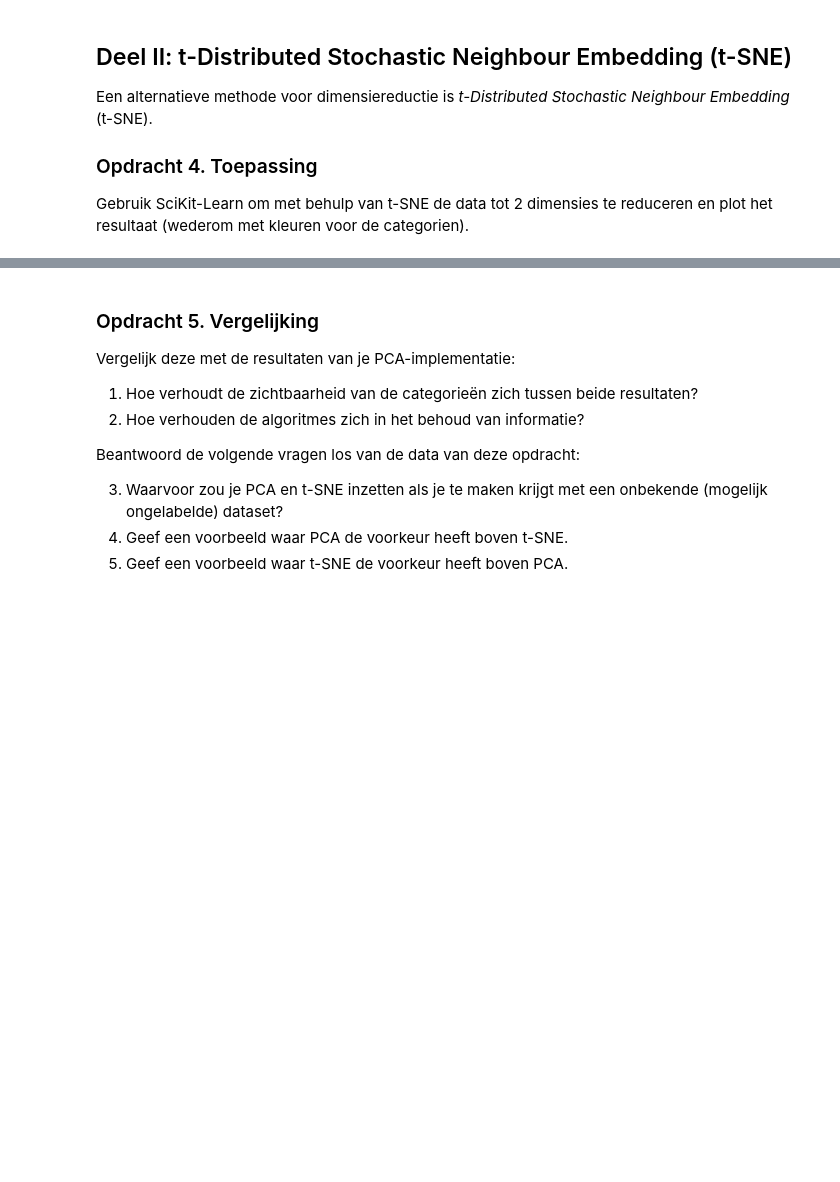
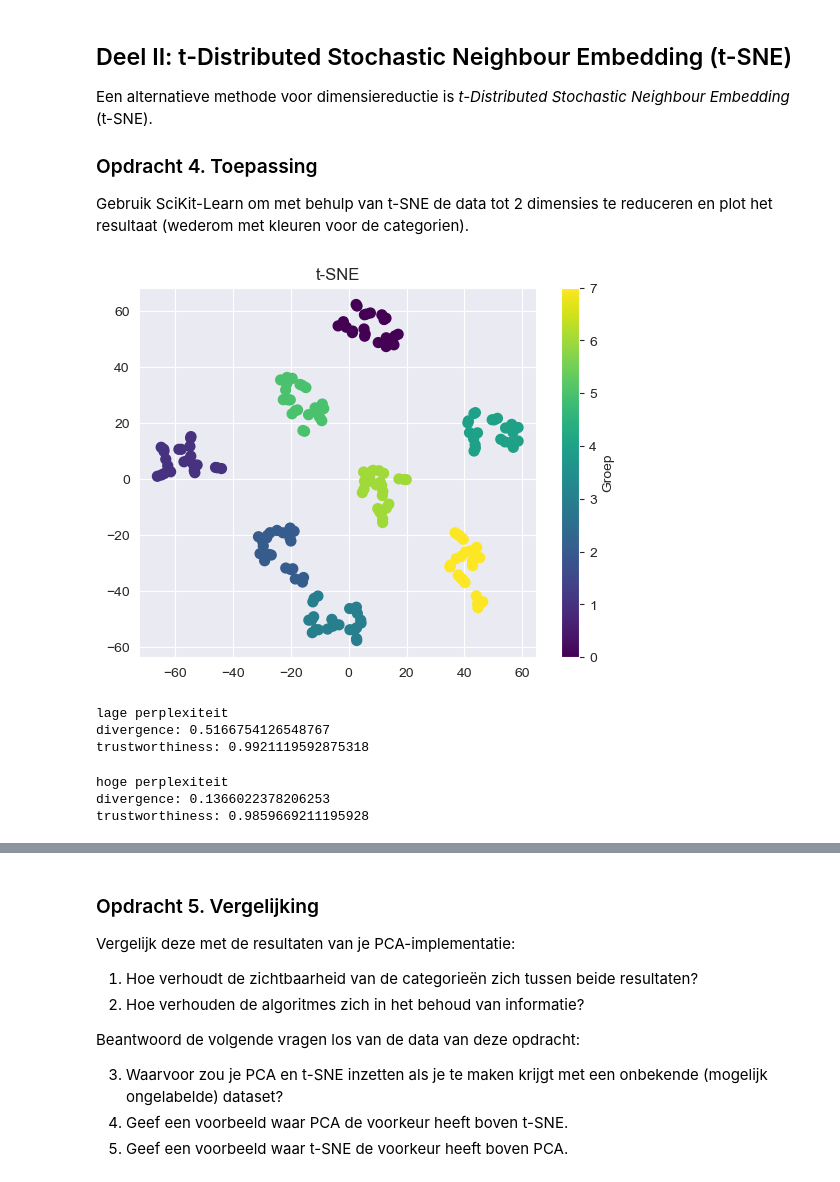
Before and after one commit to AI-S4-2026/la-ii-dimensionaliteitsreductie-Bonja12, a Jupyter notebook: dimensionality.ipynb, the cells around one changed output, grey strips where cells are left out. Saved outputs shown, nothing was run; the diff lists cells and outputs as text; code cells hidden in the pictures; blank space fills up the shorter version.

```diff
--- a/dimensionality.ipynb
+++ b/dimensionality.ipynb
@@ -279,5 +278,52 @@ Een alternatieve methode voor dimensiereductie is _t-Distributed Stochastic Neig
 
 ### Opdracht 4. Toepassing
 Gebruik SciKit-Learn om met behulp van t-SNE de data tot 2 dimensies te reduceren en plot het resultaat (wederom met kleuren voor de categorien).
+# %%
+tsne = TSNE(n_components=2, learning_rate='auto', init='random', perplexity=3, random_state=42)
+X_reduced_tsne = tsne.fit_transform(data_numeric)
 # %%
-# TODO: Schrijf hier je code.
+
+
+labels = data['label']
+colors = labels.astype('category').cat.codes
+
+plt.figure()
+
+scatter = plt.scatter(
+    X_reduced_tsne[:, 0],
+    X_reduced_tsne[:, 1],
+    c=colors,
+    cmap="viridis",
+    s=50
+)
+
+plt.title("t-SNE")
+
+# kleurlegenda
+cbar = plt.colorbar(scatter)
+cbar.set_label("Groep")
+
+plt.show()
+# %% [output]
+[figure, added]
+# %%
+score = trustworthiness(data_numeric, X_reduced_tsne, n_neighbors=2)
+print(f"lage perplexiteit\n"
+      f"divergence: {tsne.kl_divergence_}\n"
+      f"trustworthiness: {score}")
+# %% [output]
+lage perplexiteit
+divergence: 0.5166754126548767
+trustworthiness: 0.9921119592875318
+# %%
+tsne = TSNE(n_components=2, learning_rate='auto', init='random', perplexity=30, random_state=42)
+X_reduced_tsne = tsne.fit_transform(data_numeric)
+score = trustworthiness(data_numeric, X_reduced_tsne, n_neighbors=2)
+
+print(f"hoge perplexiteit\n"
+      f"divergence: {tsne.kl_divergence_}\n"
+      f"trustworthiness: {score}")
+# %% [output]
+hoge perplexiteit
+divergence: 0.1366022378206253
+trustworthiness: 0.9859669211195928
```
Also changed, not shown: parts of 8 cells of this notebook.
